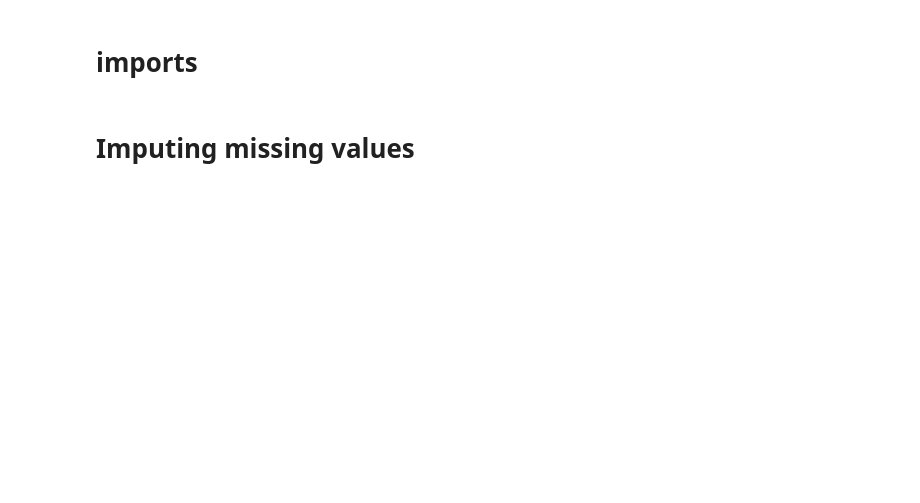
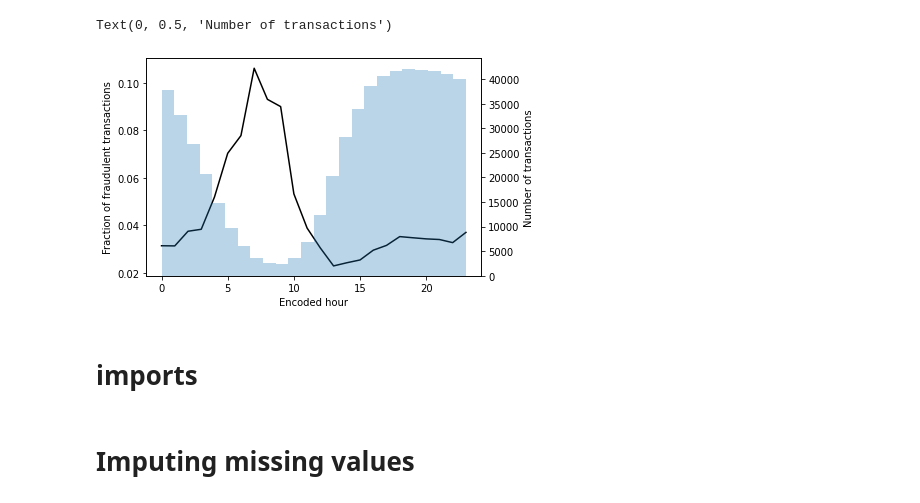
Before and after one commit to mariia-rum/project_fraud, a Jupyter notebook: notebooks/Mariia_3.ipynb, the cells around one changed output. Saved outputs shown, nothing was run; the diff lists cells and outputs as text; code cells hidden in the pictures; blank space fills up the shorter version.

```diff
--- a/notebooks/Mariia_3.ipynb
+++ b/notebooks/Mariia_3.ipynb
@@ -109,0 +49,6 @@ data['TransactionDT'] #no null  - n
+# %%
+def make_hour_feature(data, column_name='TransactionDT'):
+
+    hours = data[column_name] / (3600)
+    encoded_hours = np.floor(hours) % 24
+    return encoded_hours
@@ -109,0 +78,18 @@ data['TransactionDT'] #no null  - n
+# %%
+# create a feature which encodes the (relative) hour of the day
+
+data['hours'] = make_hour_feature(data)
+
+plt.plot(data.groupby('hours').mean()['isFraud'], color='k')
+
+
+ax = plt.gca()
+ax2 = ax.twinx()
+_ = ax2.hist(data['hours'], alpha=0.3, bins=24)
+ax.set_xlabel('Encoded hour')
+ax.set_ylabel('Fraction of fraudulent transactions')
+
+ax2.set_ylabel('Number of transactions')
+# %% [output]
+Text(0, 0.5, 'Number of transactions')
+[figure, added]
```
Also changed, not shown: parts of 74 cells of this notebook, 1 other file.
